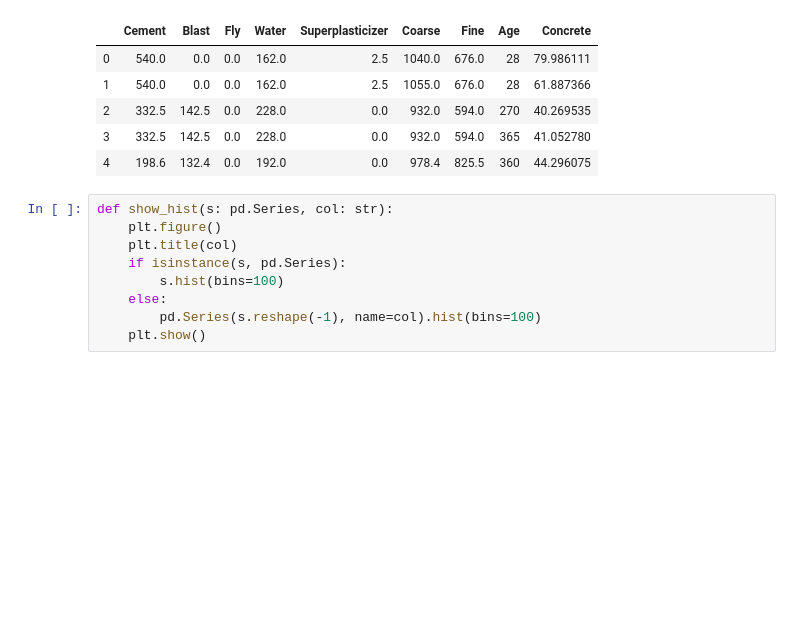
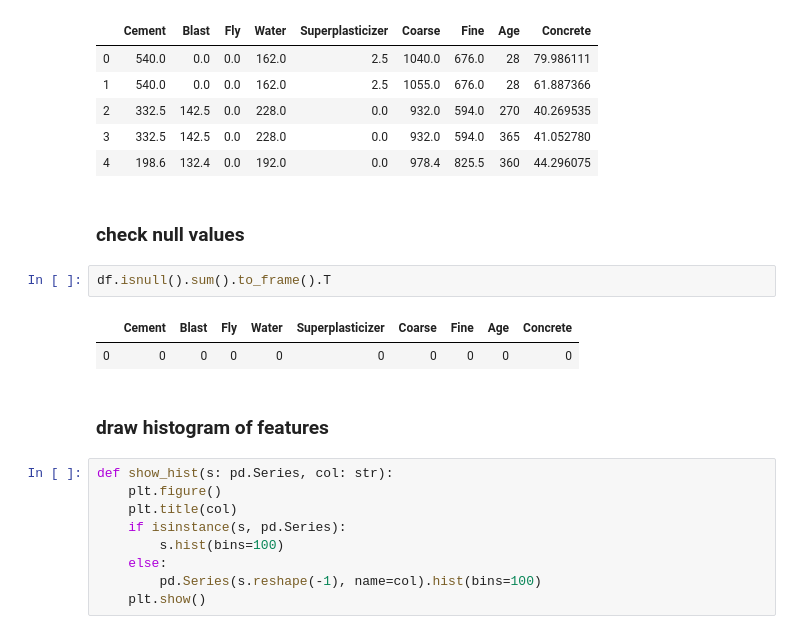
Before and after one commit to meowpunch/ConcreteDataset, a Jupyter notebook: data_analysis.ipynb, the cells around one changed output. Cells and saved outputs as stored; diff of their text form; blank space fills up the shorter version.

```diff
--- a/data_analysis.ipynb
+++ b/data_analysis.ipynb
@@ -51,6 +27,15 @@ df.head(5)
 | 2 | 332.5 | 142.5 | 0.0 | 228.0 | 0.0 | 932.0 | 594.0 | 270 | 40.269535 |
 | 3 | 332.5 | 142.5 | 0.0 | 228.0 | 0.0 | 932.0 | 594.0 | 365 | 41.052780 |
 | 4 | 198.6 | 132.4 | 0.0 | 192.0 | 0.0 | 978.4 | 825.5 | 360 | 44.296075 |
+# %% [markdown]
+### check null values
+# %%
+df.isnull().sum().to_frame().T
+# %% [output]
+|  | Cement | Blast | Fly | Water | Superplasticizer | Coarse | Fine | Age | Concrete |
+| 0 | 0 | 0 | 0 | 0 | 0 | 0 | 0 | 0 | 0 |
+# %% [markdown]
+### draw histogram of features
 # %%
 def show_hist(s: pd.Series, col: str):
     plt.figure()
```
Also changed, not shown: parts of 12 cells of this notebook.
